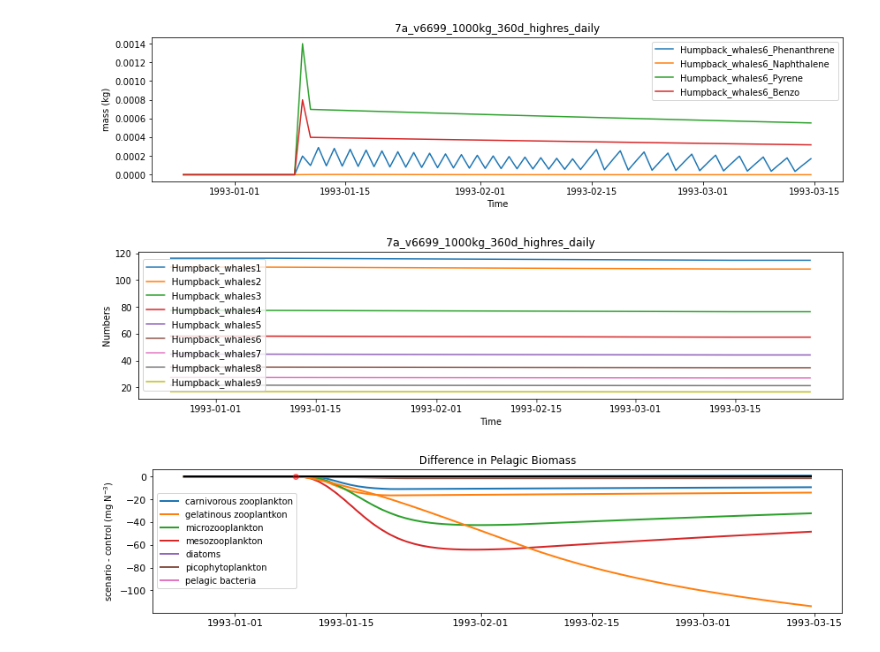
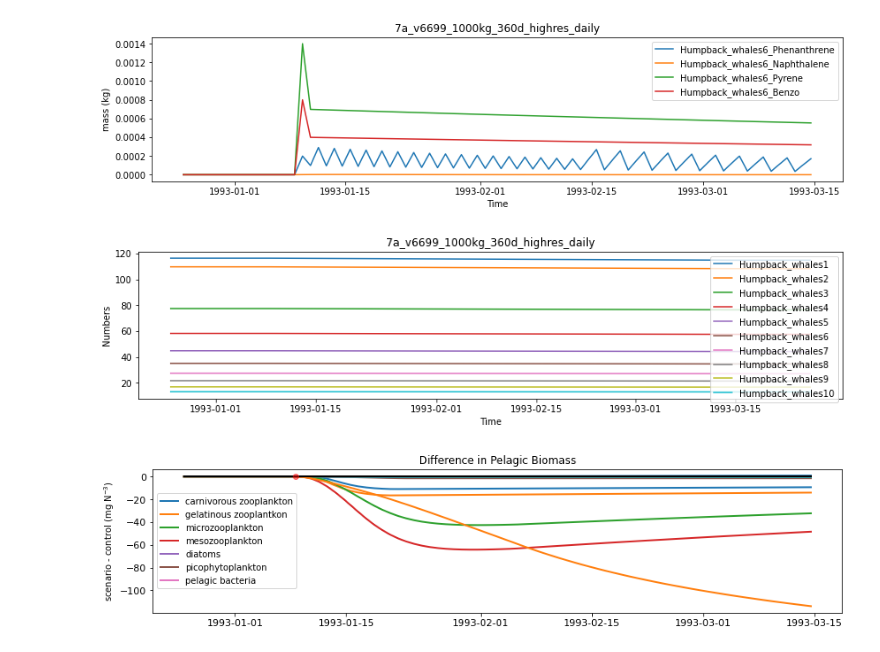
Before and after one commit to SS-Atlantis/analysis-raisha, a Jupyter notebook: notebooks/SSAM-debug-age-structured.ipynb, the cells around one changed output. Cells and saved outputs as stored; diff of their text form; code cells hidden in the pictures.

```diff
--- a/notebooks/SSAM-debug-age-structured.ipynb
+++ b/notebooks/SSAM-debug-age-structured.ipynb
@@ -124,5 +122,0 @@ plot_group(new_group, scenario_datasets, scenario_paths)
-# %%
-new_group = {}
-for cohort in range (1, groups.cohorts['Coho_salmon']):
-    new_group['Coho_salmon'+str(cohort)+'_Pyrene']= 'Coho_salmon'+str(cohort)+'_Pyrene'
-plot_group(new_group, scenario_datasets, scenario_paths)
@@ -131,5 +122,0 @@ plot_group(new_group, scenario_datasets, scenario_paths)
-# %%
-new_group = {}
-for cohort in range (1, groups.cohorts['Coho_salmon']):
-    new_group['Coho_salmon'+str(cohort)]= 'Coho_salmon'+str(cohort)
-plot_group_nums(new_group, scenario_datasets, scenario_paths)
@@ -144,0 +144,5 @@ plot_group_nums(new_group, scenario_datasets, scenario_paths)
+# %%
+new_group = {}
+for cohort in range (1, groups.cohorts['Chinook_salmon']):
+    new_group['Chinook_salmon'+str(cohort)]= 'Chinook_salmon'+str(cohort)
+plot_group_nums(new_group, scenario_datasets, scenario_paths)
@@ -158,0 +169,5 @@ plot_group(new_group, scenario_datasets, scenario_paths)
+# %%
+new_group = {}
+for cohort in range (1, groups.cohorts['Chinook_salmon']):
+    new_group['Chinook_salmon'+str(cohort)+'_Naphthalene']= 'Chinook_salmon'+str(cohort)+'_Naphthalene'
+plot_group_conc_box(new_group, scenario_datasets, scenario_paths, 1)
@@ -242,11 +259,11 @@ plot_group(new_group, scenario_datasets, scenario_paths)
 [figure]
 # %%
 new_group = {}
-for cohort in range (1, groups.cohorts['Humpback_whales']):
+for cohort in range (1, groups.cohorts['Humpback_whales']+1):
     new_group['Humpback_whales'+str(cohort)]= 'Humpback_whales'+str(cohort)
 plot_group_nums(new_group, scenario_datasets, scenario_paths)
 # %% [output]
-[figure, old version]
+[figure, new version]
 # %%
 for scenario in scenario_datasets:
     splot.difference_between_scenario_and_control_pelagic(groups.plankton, scenario, control, time, 0, 80, groups.salish_sea, time[14])
```
Also changed, not shown: parts of 30 cells of this notebook.
